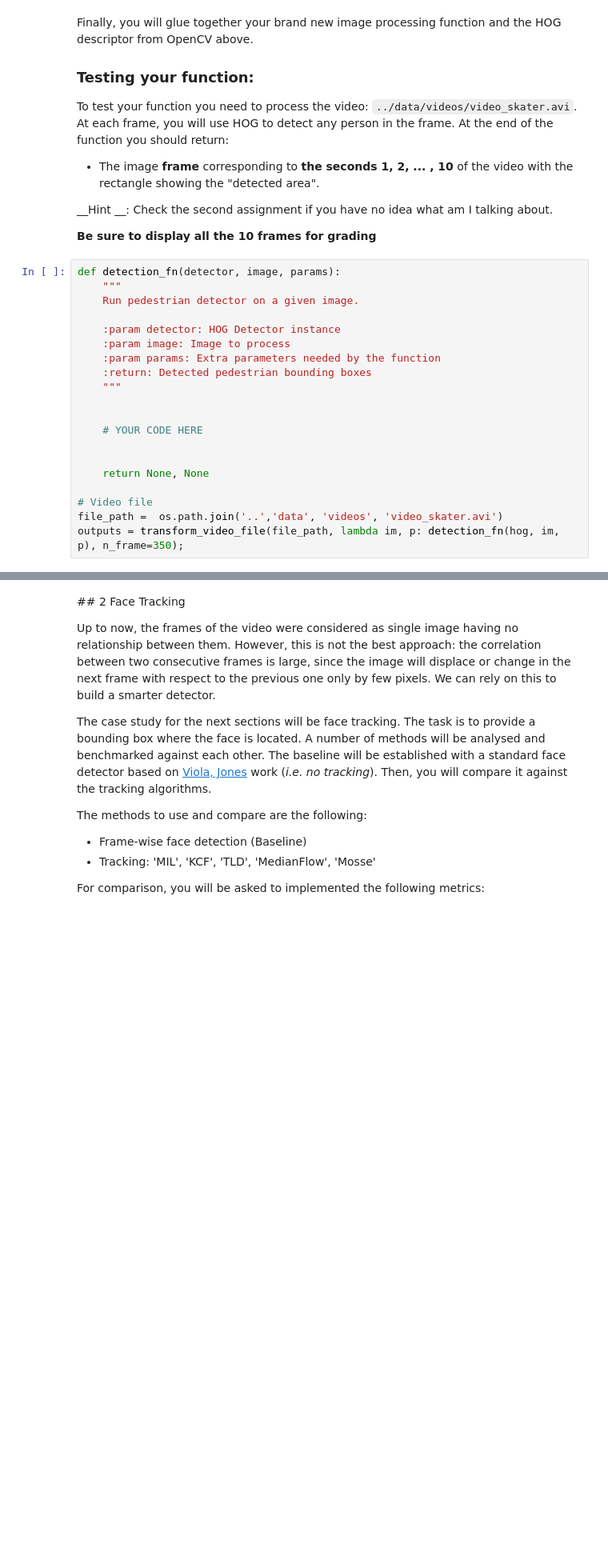
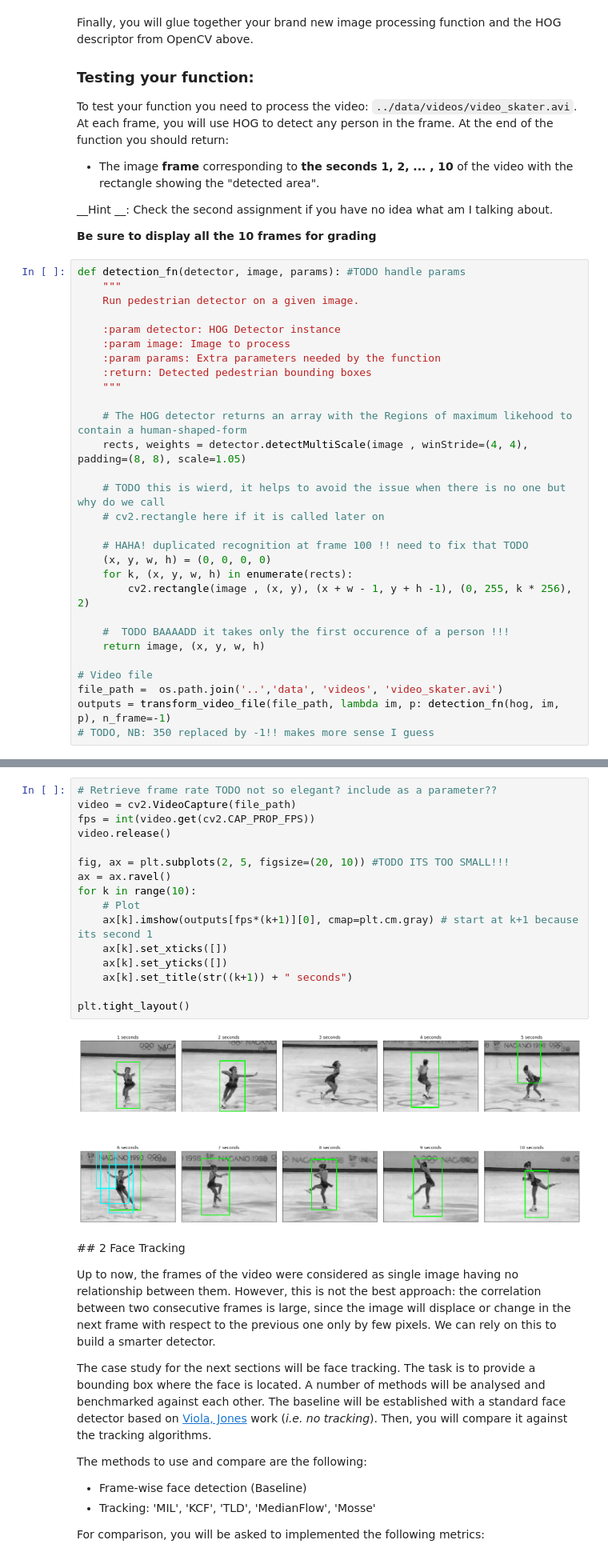
Before and after one commit to TTimTT/IPLab, a Jupyter notebook: assignments/03_object_tracking.ipynb, the cells around one changed output, grey strips where cells are left out. Shown at 80% size. Saved outputs shown, nothing was run; the diff lists cells and outputs as text; blank space fills up the shorter version.

```diff
--- a/assignments/03_object_tracking.ipynb
+++ b/assignments/03_object_tracking.ipynb
@@ -210,7 +213,7 @@ __Hint __: Check the second assignment if you have no idea what am I talking abo
 
 __Be sure to display all the 10 frames for grading__
 # %%
-def detection_fn(detector, image, params):
+def detection_fn(detector, image, params): #TODO handle params
     """
     Run pedestrian detector on a given image.
 
@@ -220,13 +223,22 @@ def detection_fn(detector, image, params):
     :return: Detected pedestrian bounding boxes
     """
 
+    # The HOG detector returns an array with the Regions of maximum likehood to contain a human-shaped-form
+    rects, weights = detector.detectMultiScale(image , winStride=(4, 4), padding=(8, 8), scale=1.05)
 
-    # YOUR CODE HERE
+    # TODO this is wierd, it helps to avoid the issue when there is no one but why do we call
+    # cv2.rectangle here if it is called later on
 
+    # HAHA! duplicated recognition at frame 100 !! need to fix that TODO
+    (x, y, w, h) = (0, 0, 0, 0)
+    for k, (x, y, w, h) in enumerate(rects):
+        cv2.rectangle(image , (x, y), (x + w - 1, y + h -1), (0, 255, k * 256), 2)
 
-    return None, None
+    #  TODO BAAAADD it takes only the first occurence of a person !!!
+    return image, (x, y, w, h)
 
 # Video file
 file_path =  os.path.join('..','data', 'videos', 'video_skater.avi')
-outputs = transform_video_file(file_path, lambda im, p: detection_fn(hog, im, p), n_frame=350);
+outputs = transform_video_file(file_path, lambda im, p: detection_fn(hog, im, p), n_frame=-1)
+# TODO, NB: 350 replaced by -1!! makes more sense I guess
 # %%
@@ -238,3 +252,21 @@ display_image(im)
+# %%
+# Retrieve frame rate TODO not so elegant? include as a parameter??
+video = cv2.VideoCapture(file_path)
+fps = int(video.get(cv2.CAP_PROP_FPS))
+video.release()
+
+fig, ax = plt.subplots(2, 5, figsize=(20, 10)) #TODO ITS TOO SMALL!!!
+ax = ax.ravel()
+for k in range(10):
+    # Plot
+    ax[k].imshow(outputs[fps*(k+1)][0], cmap=plt.cm.gray) # start at k+1 because its second 1
+    ax[k].set_xticks([])
+    ax[k].set_yticks([])
+    ax[k].set_title(str((k+1)) + " seconds")
+
+plt.tight_layout()
+# %% [output]
+[figure, added]
 # %% [markdown]
 ## 2 Face Tracking
 
```
Also changed, not shown: parts of 2 cells of this notebook.
